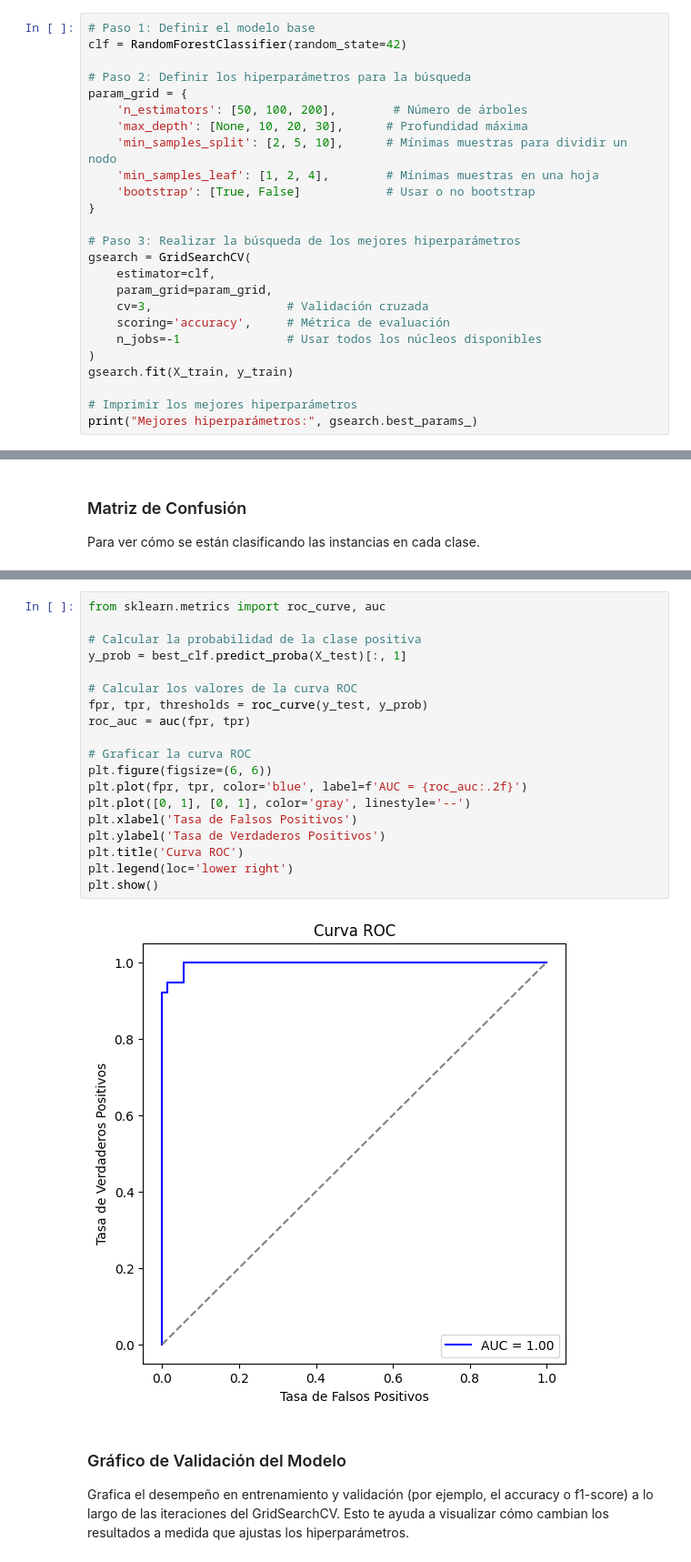
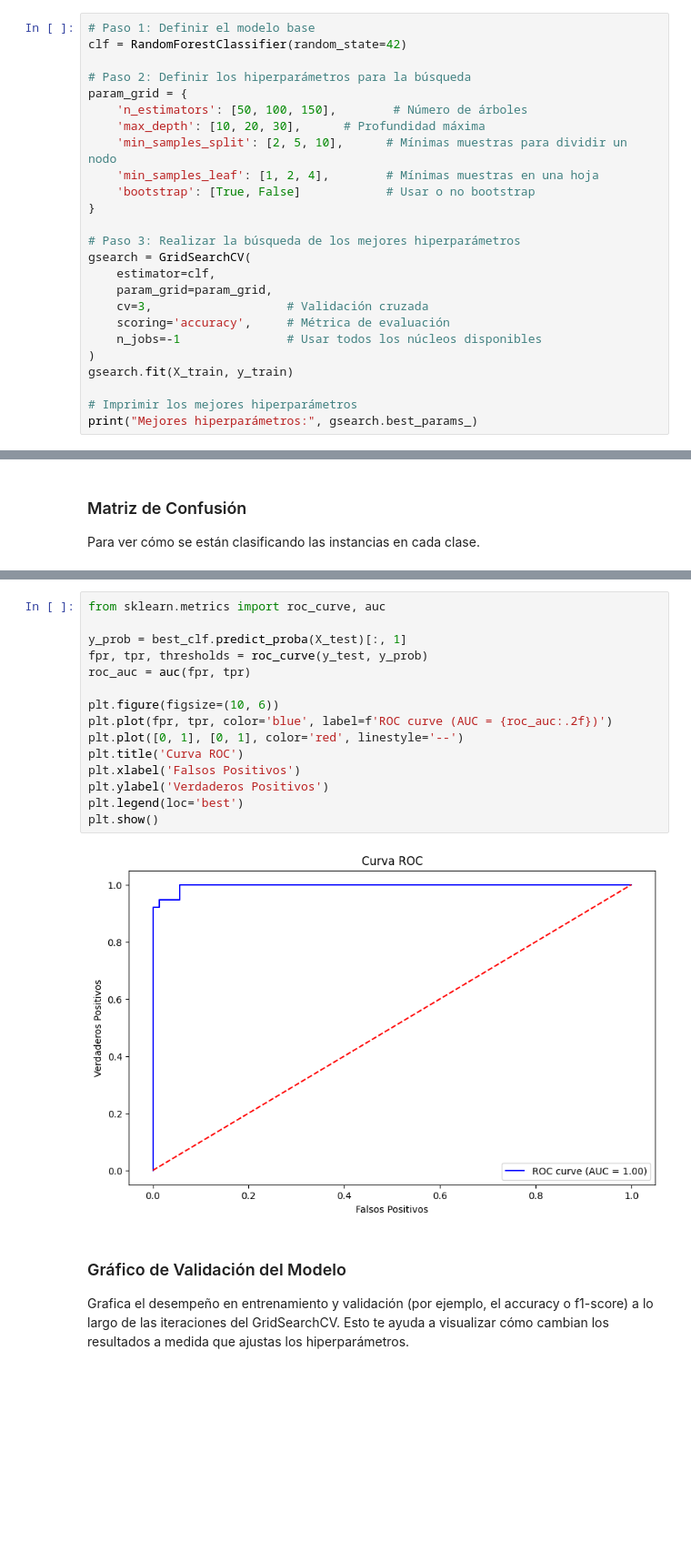
Before and after one commit to kunnermm/taller1_ML, a Jupyter notebook: notebook_proyectoFinal.ipynb, the cells around one changed output, grey strips where cells are left out. Shown at 91% size. Drawn from its saved outputs; the diff is of its cells as text; blank space fills up the shorter version.

```diff
--- a/notebook_proyectoFinal.ipynb
+++ b/notebook_proyectoFinal.ipynb
@@ -803,8 +935,8 @@ clf = RandomForestClassifier(random_state=42)
 
 # Paso 2: Definir los hiperparámetros para la búsqueda
 param_grid = {
-    'n_estimators': [50, 100, 200],        # Número de árboles
-    'max_depth': [None, 10, 20, 30],      # Profundidad máxima
+    'n_estimators': [50, 100, 150],        # Número de árboles
+    'max_depth': [10, 20, 30],      # Profundidad máxima
     'min_samples_split': [2, 5, 10],      # Mínimas muestras para dividir un nodo
     'min_samples_leaf': [1, 2, 4],        # Mínimas muestras en una hoja
     'bootstrap': [True, False]            # Usar o no bootstrap
@@ -886,24 +1043,20 @@ La curva ROC (Receiver Operating Characteristic) es útil para evaluar el rendim
 # %%
 from sklearn.metrics import roc_curve, auc
 
-# Calcular la probabilidad de la clase positiva
 y_prob = best_clf.predict_proba(X_test)[:, 1]
-
-# Calcular los valores de la curva ROC
 fpr, tpr, thresholds = roc_curve(y_test, y_prob)
 roc_auc = auc(fpr, tpr)
 
-# Graficar la curva ROC
-plt.figure(figsize=(6, 6))
-plt.plot(fpr, tpr, color='blue', label=f'AUC = {roc_auc:.2f}')
-plt.plot([0, 1], [0, 1], color='gray', linestyle='--')
-plt.xlabel('Tasa de Falsos Positivos')
-plt.ylabel('Tasa de Verdaderos Positivos')
+plt.figure(figsize=(10, 6))
+plt.plot(fpr, tpr, color='blue', label=f'ROC curve (AUC = {roc_auc:.2f})')
+plt.plot([0, 1], [0, 1], color='red', linestyle='--')
 plt.title('Curva ROC')
-plt.legend(loc='lower right')
+plt.xlabel('Falsos Positivos')
+plt.ylabel('Verdaderos Positivos')
+plt.legend(loc='best')
 plt.show()
 # %% [output]
-[figure, old version]
+[figure, new version]
 # %% [markdown]
 ### Gráfico de Validación del Modelo
 Grafica el desempeño en entrenamiento y validación (por ejemplo, el accuracy o f1-score) a lo largo de las iteraciones del GridSearchCV. Esto te ayuda a visualizar cómo cambian los resultados a medida que ajustas los hiperparámetros.
```
Also changed, not shown: parts of 33 cells of this notebook.
